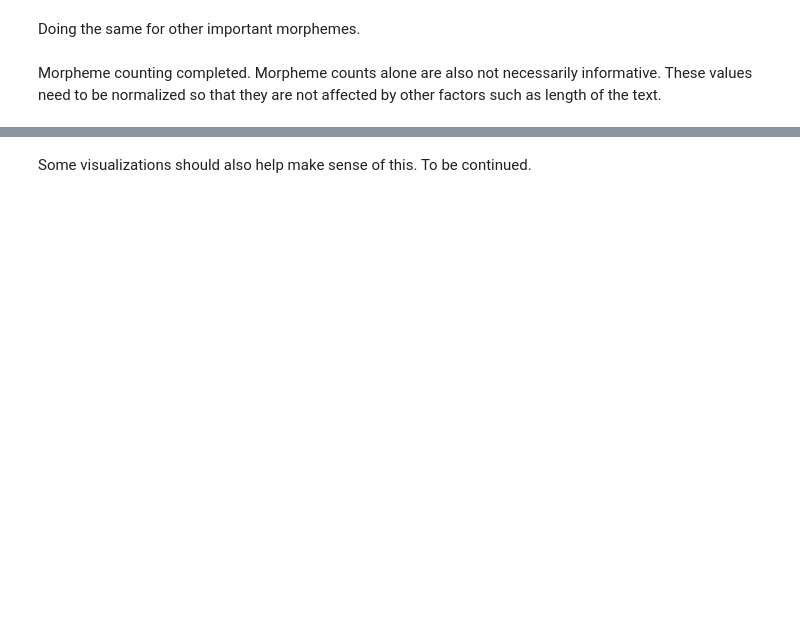
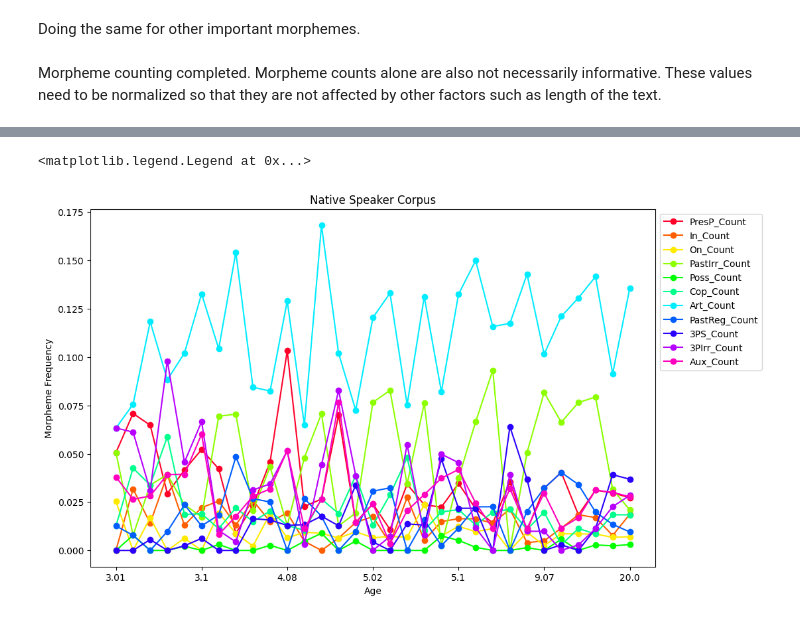
Before and after one commit to Data-Science-for-Linguists-2023/Morpheme-Acquisition-Analysis, a Jupyter notebook: notebooks/data_analysis.ipynb, the cells around one changed output, grey strips where cells are left out. Drawn from its saved outputs; the diff is of its cells as text; code cells hidden in the pictures; blank space fills up the shorter version.

```diff
--- a/notebooks/data_analysis.ipynb
+++ b/notebooks/data_analysis.ipynb
@@ -211,7 +213,7 @@ Ncorpus[['PresP_Count', 'In_Count', 'On_Count', 'PastIrr_Count',
         '3PS_Count', '3PIrr_Count', 'Aux_Count']].div(Ncorpus.Token_Count, axis=0)
 # %%
 # L1 corpus
-Ncorpus['Age'] = Ncorpus['Age'].str.replace(';','.').astype(float)
+Ncorpus['Age']= pd.Categorical(Ncorpus['Age'], ordered=True)
 Ncorp_counts = Ncorpus[['Age', 'PresP_Count', 'In_Count', 'On_Count', 'PastIrr_Count',
         'Poss_Count', 'Cop_Count', 'Art_Count', 'PastReg_Count',
         '3PS_Count', '3PIrr_Count', 'Aux_Count']].groupby("Age").mean()
@@ -260,5 +265,10 @@ However, the learner corpus doesn't appear to demonstrate any similar pattern at
+# %%
+ax= Ncorp_counts.plot(use_index=True, figsize= (11,7), colormap= 'gist_rainbow', marker='o',
+                  xlabel= 'Age', ylabel= 'Morpheme Frequency', title= 'Native Speaker Corpus')
+ax.legend(bbox_to_anchor=(1, 1))
+# %% [output]
+<matplotlib.legend.Legend at 0x...>
+[figure, added]
 # %%
 Ncorp_counts.to_csv(r'../data_samples/Ncorp_counts.csv', header=True)
 Lcorp_counts.to_csv(r'../data_samples/Lcorp_counts.csv', header=True)
-# %% [markdown]
-Some visualizations should also help make sense of this. To be continued.
```
Also changed, not shown: parts of 5 cells of this notebook.
